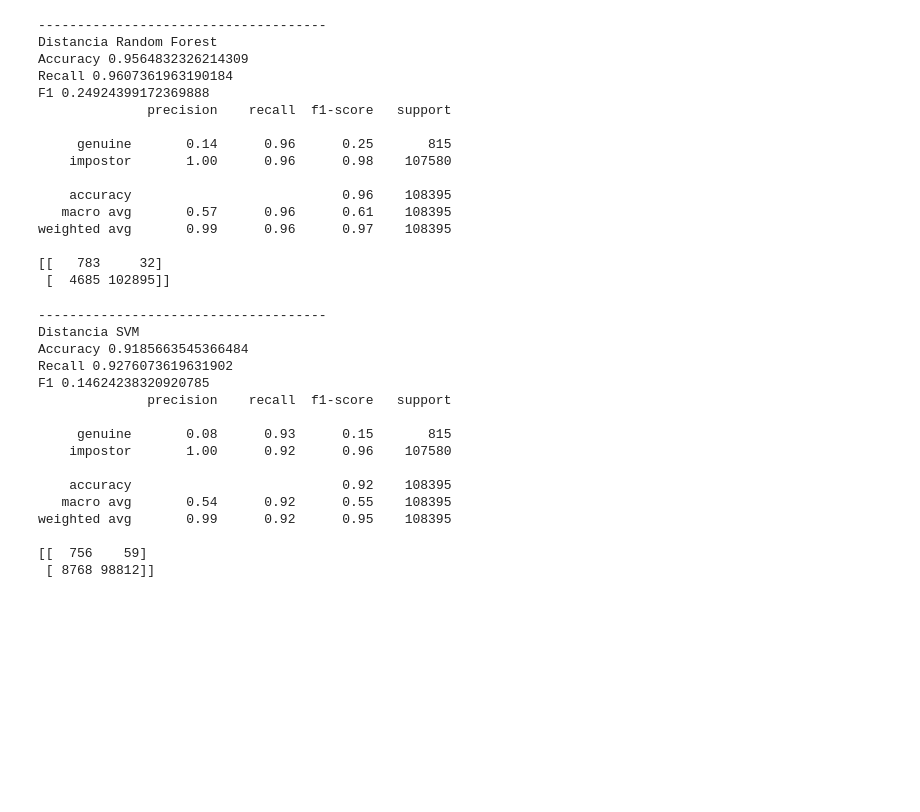
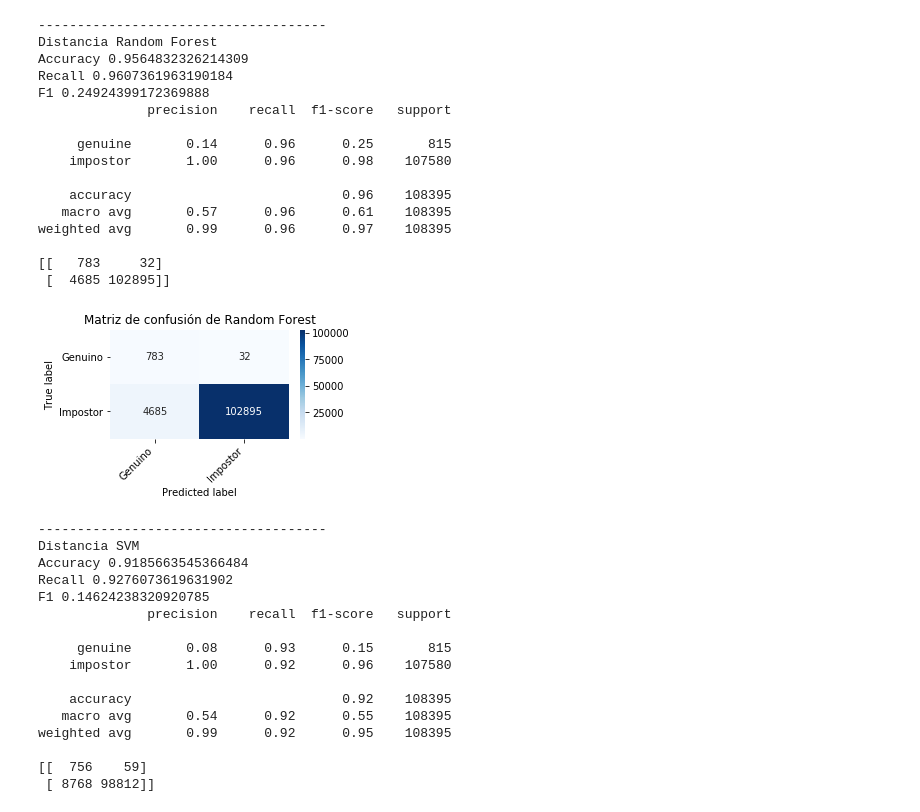
Before and after one commit to aronlo/tesis, a Jupyter notebook: allModels.ipynb, the cells around one changed output. Drawn from its saved outputs; the diff is of its cells as text; code cells hidden in the pictures; blank space fills up the shorter version.

```diff
--- a/allModels.ipynb
+++ b/allModels.ipynb
@@ -56,6 +95,10 @@ weighted avg       0.99      0.96      0.97    108395
 
 [[   783     32]
  [  4685 102895]]
+# %%
+print_confusion_matrix(cm, ["Genuino", "Impostor"], title = "Matriz de confusión de Random Forest", figsize = (4,2), fontsize=10)
+# %% [output]
+[figure, added]
 # %%
 #------------------------------------------------------------------
 #SVM 2
```
Also changed, not shown: parts of 6 cells of this notebook.
